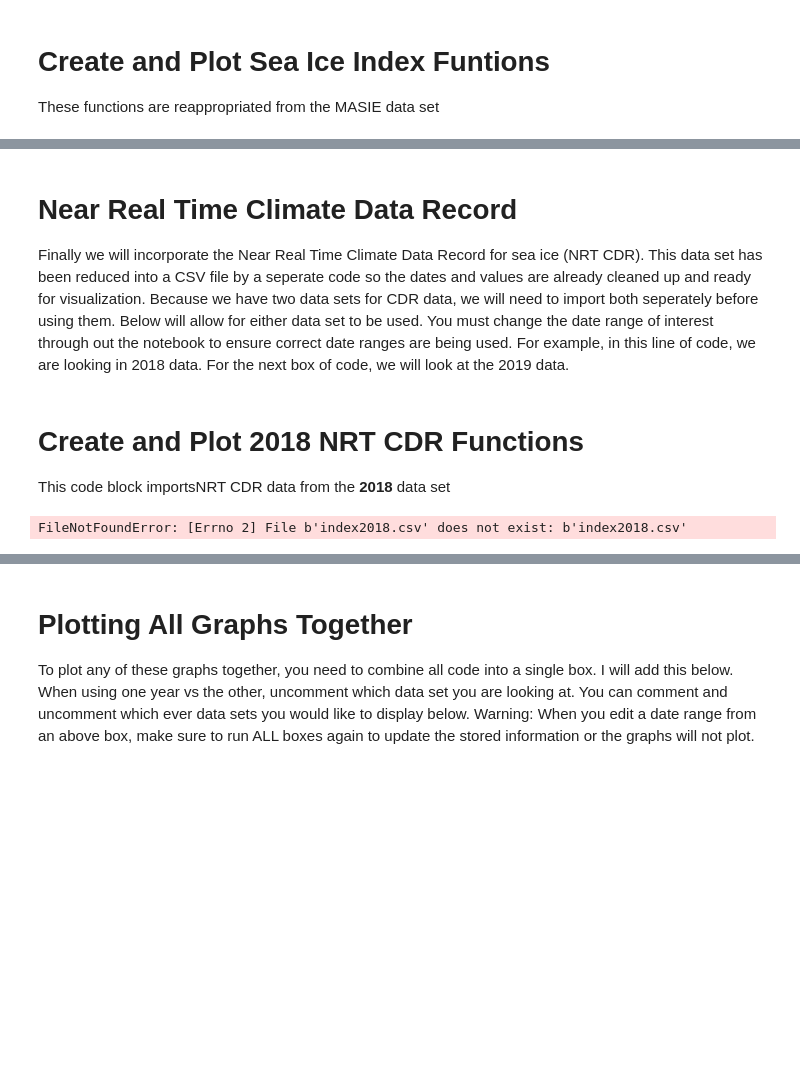
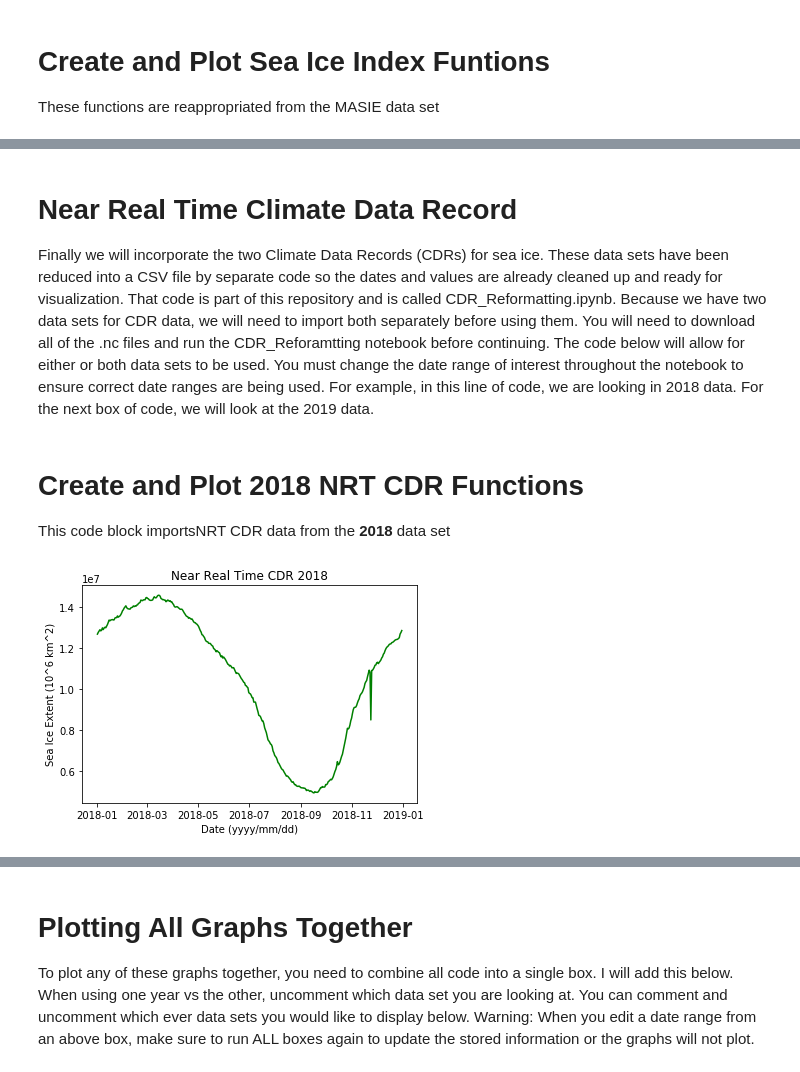
Before and after one commit to michaelavs/Daily-Arctic-Sea-Ice-Extent, a Jupyter notebook: Daily_Arctic_Sea_Ice_Extent.ipynb, the cells around one changed output, grey strips where cells are left out. Saved outputs shown, nothing was run; the diff lists cells and outputs as text; code cells hidden in the pictures; blank space fills up the shorter version.

```diff
--- a/Daily_Arctic_Sea_Ice_Extent.ipynb
+++ b/Daily_Arctic_Sea_Ice_Extent.ipynb
@@ -184,7 +187,7 @@ plt.show()
 # %% [markdown]
 # Near Real Time Climate Data Record
 
-Finally we will incorporate the Near Real Time Climate Data Record for sea ice (NRT CDR). This data set has been reduced into a CSV file by a seperate code so the dates and values are already cleaned up and ready for visualization. Because we have two data sets for CDR data, we will need to import both seperately before using them. Below will allow for either data set to be used. You must change the date range of interest through out the notebook to ensure correct date ranges are being used. For example, in this line of code, we are looking in 2018 data. For the next box of code, we will look at the 2019 data.
+Finally we will incorporate the two Climate Data Records (CDRs) for sea ice. These data sets have been reduced into a CSV file by separate code so the dates and values are already cleaned up and ready for visualization. That code is part of this repository and is called CDR_Reformatting.ipynb. Because we have two data sets for CDR data, we will need to import both separately before using them. You will need to download all of the .nc files and run the CDR_Reforamtting notebook before continuing. The code below will allow for either or both data sets to be used. You must change the date range of interest throughout the notebook to ensure correct date ranges are being used. For example, in this line of code, we are looking in 2018 data. For the next box of code, we will look at the 2019 data.
 # %% [markdown]
 # Create and Plot 2018 NRT CDR Functions
 This code block importsNRT CDR data from the **2018** data set
@@ -194,32 +197,32 @@ cdr18= pd.read_csv("index2018.csv",parse_dates=True, nrows=365)
 cdr18['yyyymmdd'] = pd.to_datetime(cdr18['yyyymmdd'], infer_datetime_format=True)
 
 #################################################################################################################################
 def clip_cdr18(start,end):
     '''
  Allows you to specify a date range to analyze
  Parameters
  ----------
  start : The start date as a string of the form mm/dd/yyyy
  end: The end date as a string of the form mm/dd/yyyy
  Returns
  ----------
- cdr18_clip: Returns a pandas data frame with the cdr18 date clipped by the start and end dates specified.
+ cdr18_clip: Returns a pandas data frame with the masie date clipped by the start and end dates specified.
  '''
     cdr18_clip=cdr18.loc[(cdr18['yyyymmdd'] >= start) & (cdr18['yyyymmdd'] < end)]
     return cdr18_clip
 
 cdr18_date_range=clip_cdr18(start_date, end_date)
 
 #Uncomment next line to verify all dates have been read in correctly
 #print(cdr18_date_range)
 
 ###################################################################################################################################
 
 #Plot functions
 plt.plot(cdr18_date_range['yyyymmdd'],cdr18_date_range['extent'],color='green', label='NRT CDR 2018')
 plt.xlabel("Date (yyyy/mm/dd)")
 plt.ylabel("Sea Ice Extent (10^6 km^2)")
 plt.title("Near Real Time CDR 2018")
 plt.show()
 # %% [output]
-FileNotFoundError: [Errno 2] File b'index2018.csv' does not exist: b'index2018.csv'
+[figure, added]
```
Also changed, not shown: parts of 15 cells of this notebook.
